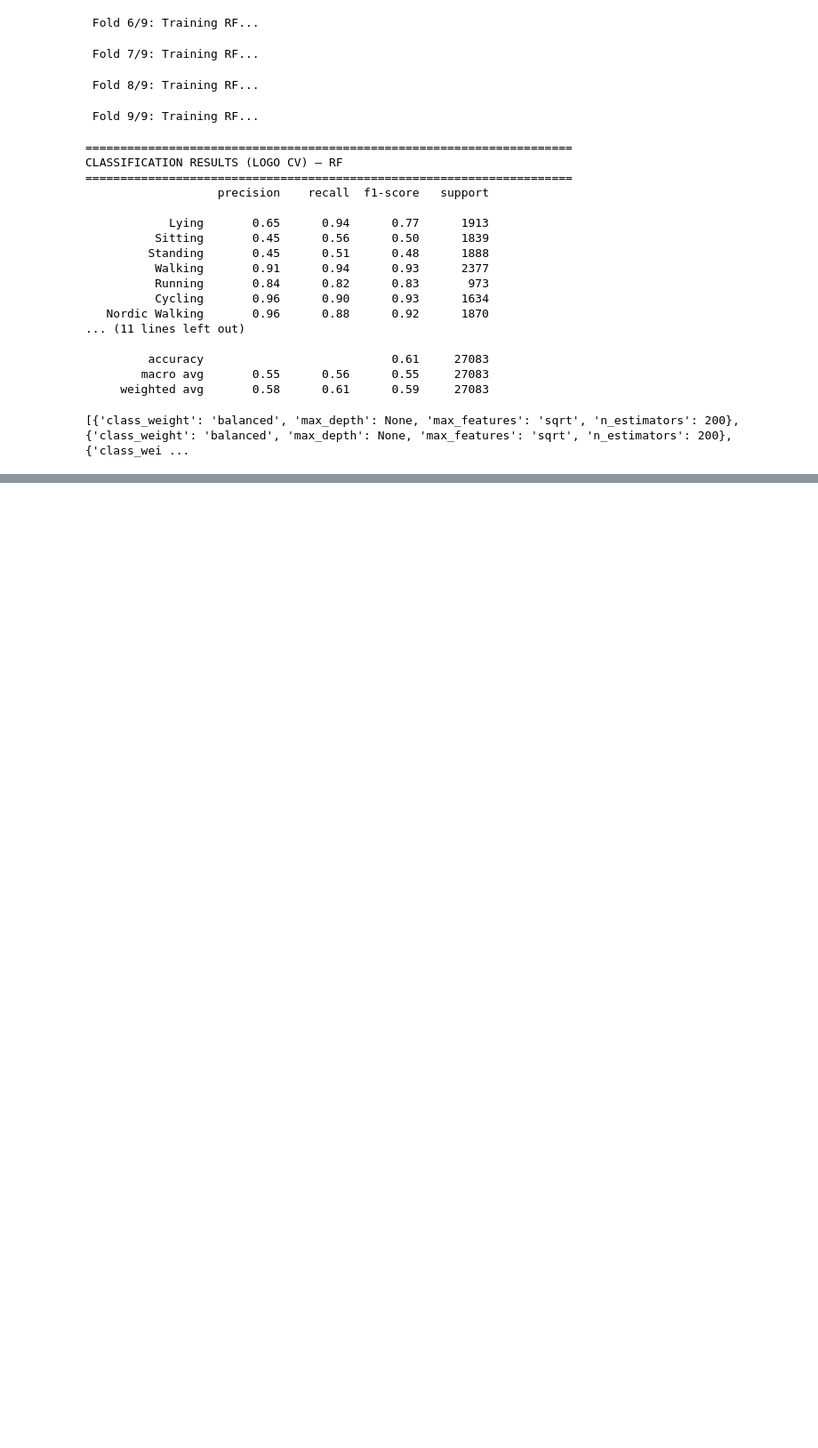
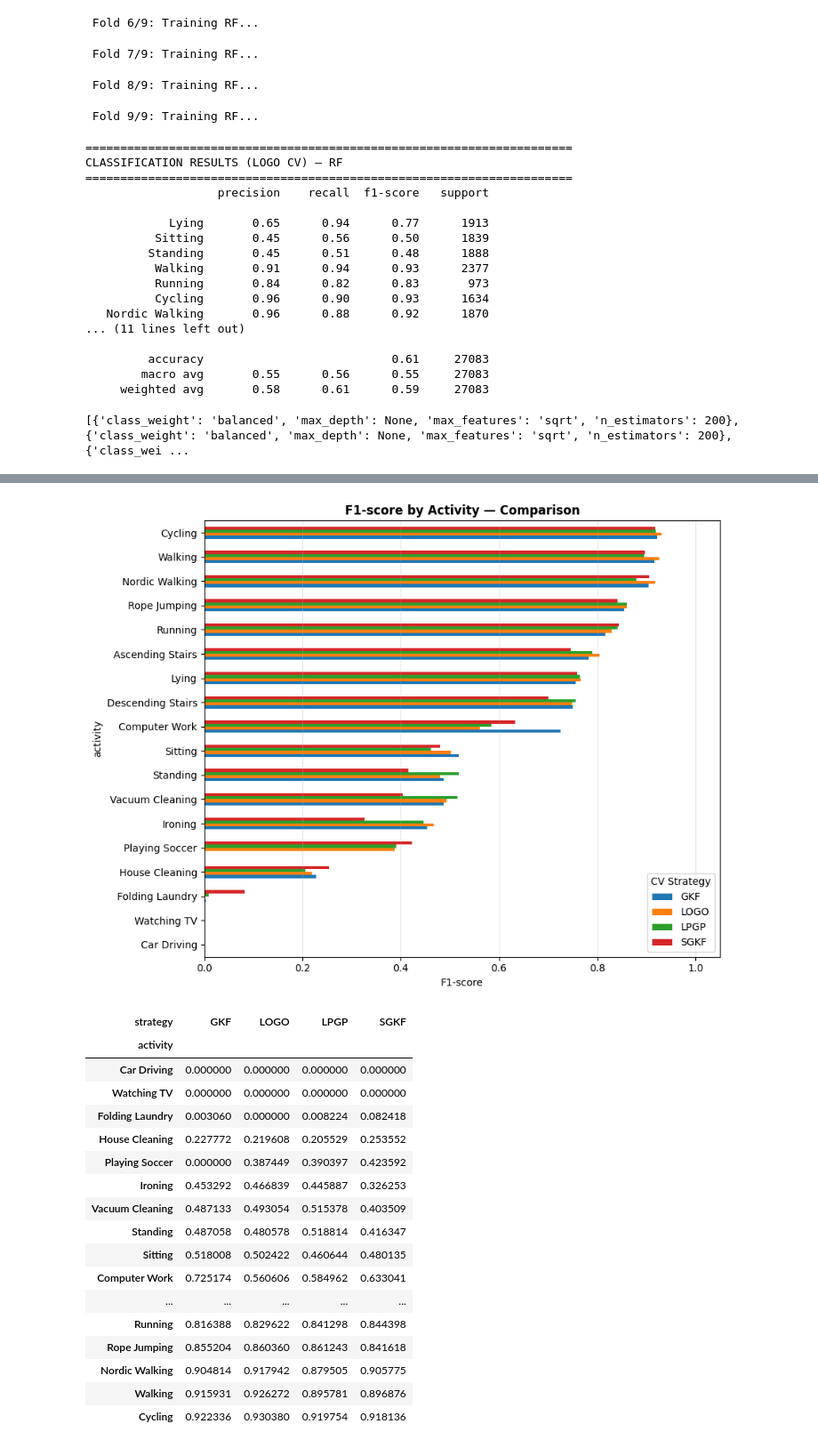
Before and after one commit to Ba-Hi/HAR, a Jupyter notebook: ML_models/main_pamap2.ipynb, the cells around one changed output, grey strips where cells are left out. Shown at 89% size. Cells and saved outputs as stored; diff of their text form; code cells hidden in the pictures; blank space fills up the shorter version.

```diff
--- a/ML_models/main_pamap2.ipynb
+++ b/ML_models/main_pamap2.ipynb
@@ -1468,0 +1521,63 @@ print(rf_params_LeaveOneGroupOut)
+# %%
+def plot_f1_comparison(reports_dict, title="F1-score by Activity — Comparison"):
+    """
+    reports_dict : {"GKF": rf_report_groupKFold, "SGKF": rf_report_StratifiedGroupKFold, "LOGO": rf_report_LeaveOneGroupOut}
+    """
+    exclude = {'accuracy', 'macro avg', 'weighted avg'}
+    all_rows = []
+    for strategy, report in reports_dict.items():
+        if not isinstance(report, dict):
+            print(f"Skipping '{strategy}': not a classification_report dict (got {type(report)})")
+            continue
+        for k, v in report.items():
+            if k in activities.values():
+                name = k  # already a name
+            else:
+                try:
+                    name = activities.get(int(k), k)  # k is numeric id (int or str)
+                except (ValueError, TypeError):
+                    name = k
+            if k not in exclude:
+                all_rows.append({'activity': name, 'f1': v['f1-score'], 'strategy': strategy})
+
+    df_comp = pd.DataFrame(all_rows)
+    pivot = df_comp.pivot(index='activity', columns='strategy', values='f1')
+    pivot = pivot.loc[pivot.mean(axis=1).sort_values().index]  # sort by average f1
+
+    pivot.plot(kind='barh', figsize=(9, 7))
+    plt.xlabel('F1-score')
+    plt.xlim(0, 1.05)
+    plt.title(title, fontweight='bold')
+    plt.grid(axis='x', alpha=0.3)
+    plt.legend(title='CV Strategy')
+    plt.tight_layout()
+    plt.show()
+
+    return pivot
+# %%
+plot_f1_comparison({
+    "GKF": rf_report_groupKFold,
+    "SGKF": rf_report_StratifiedGroupKFold,
+    "LPGP": rf_report_LeavePGroupsOut,
+    "LOGO": rf_report_LeaveOneGroupOut
+})
+# %% [output]
+[figure, added]
+| strategy | GKF | LOGO | LPGP | SGKF |
+| activity |  |  |  |  |
+| Car Driving | 0.000000 | 0.000000 | 0.000000 | 0.000000 |
+| Watching TV | 0.000000 | 0.000000 | 0.000000 | 0.000000 |
+| Folding Laundry | 0.003060 | 0.000000 | 0.008224 | 0.082418 |
+| House Cleaning | 0.227772 | 0.219608 | 0.205529 | 0.253552 |
+| Playing Soccer | 0.000000 | 0.387449 | 0.390397 | 0.423592 |
+| Ironing | 0.453292 | 0.466839 | 0.445887 | 0.326253 |
+| Vacuum Cleaning | 0.487133 | 0.493054 | 0.515378 | 0.403509 |
+| Standing | 0.487058 | 0.480578 | 0.518814 | 0.416347 |
+| Sitting | 0.518008 | 0.502422 | 0.460644 | 0.480135 |
+| Computer Work | 0.725174 | 0.560606 | 0.584962 | 0.633041 |
+| ... | ... | ... | ... | ... |
+| Running | 0.816388 | 0.829622 | 0.841298 | 0.844398 |
+| Rope Jumping | 0.855204 | 0.860360 | 0.861243 | 0.841618 |
+| Nordic Walking | 0.904814 | 0.917942 | 0.879505 | 0.905775 |
+| Walking | 0.915931 | 0.926272 | 0.895781 | 0.896876 |
+| Cycling | 0.922336 | 0.930380 | 0.919754 | 0.918136 |
```
Also changed, not shown: parts of 4 cells of this notebook.
